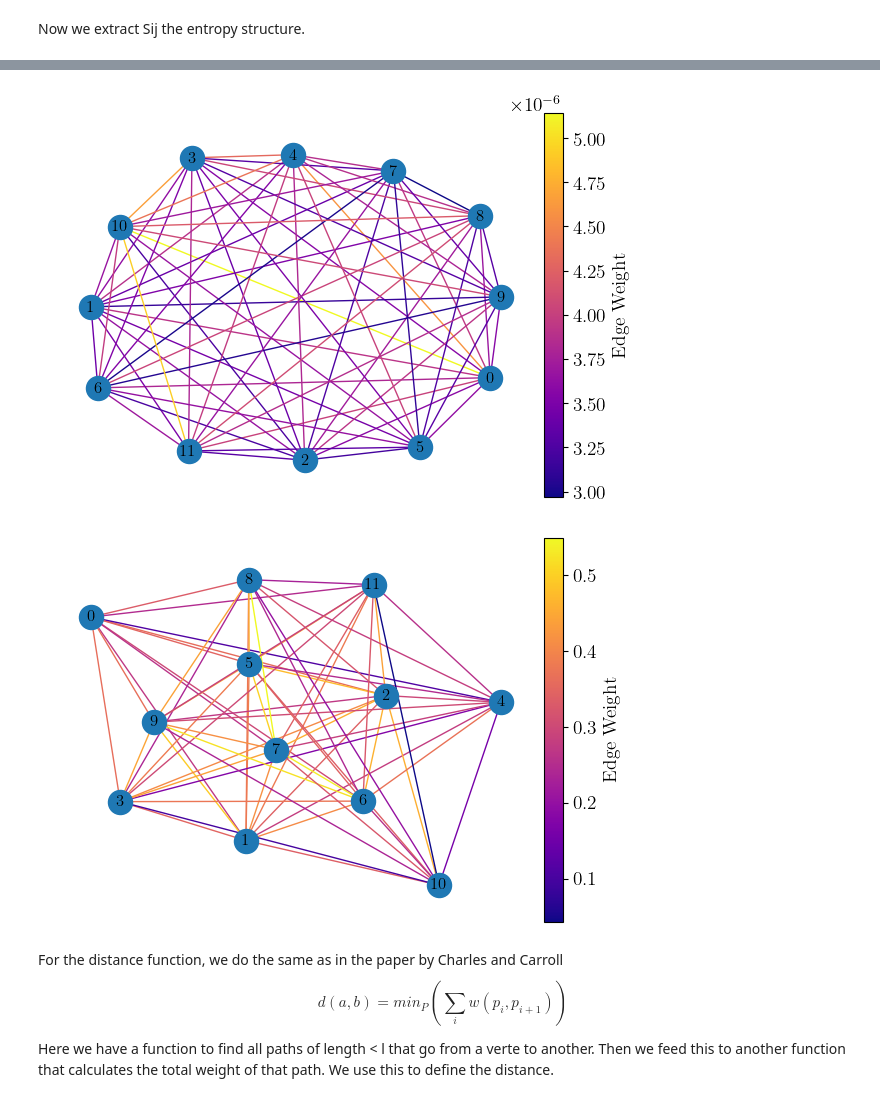
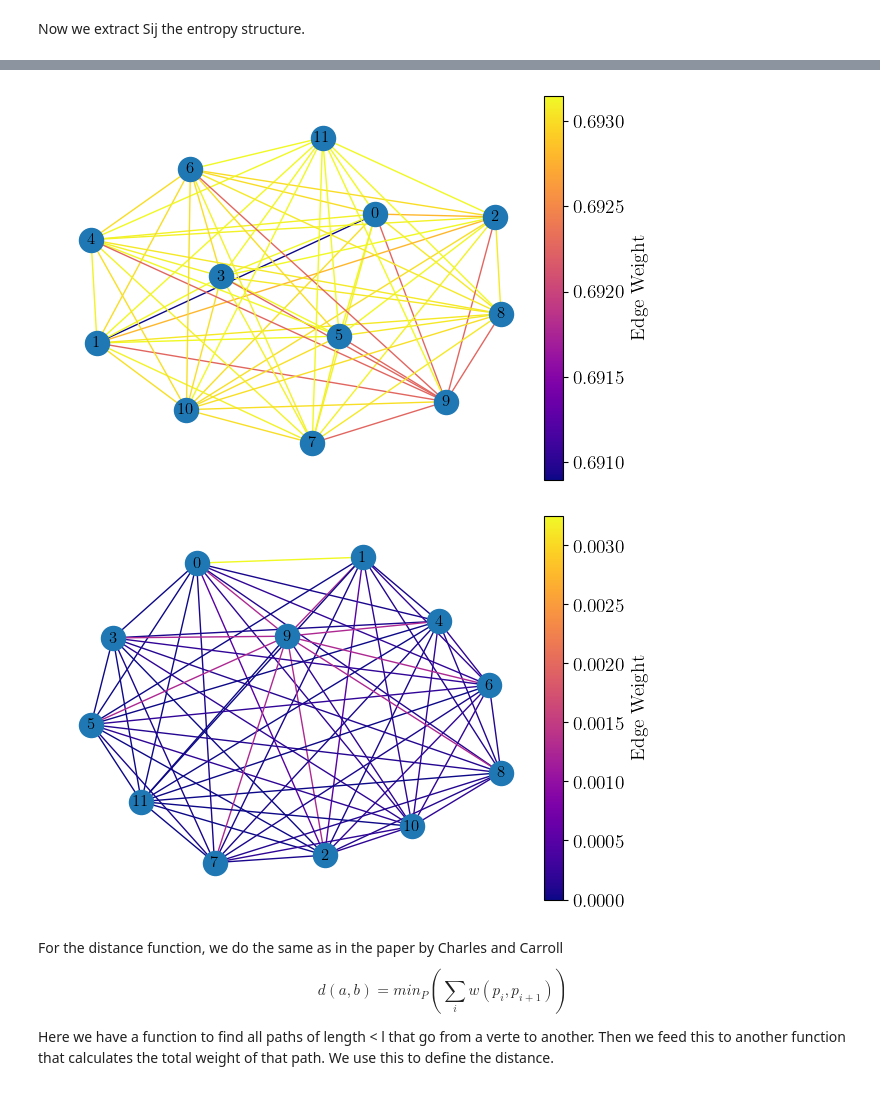
Before and after one commit to MarinAndreGirard/Quantum_emergent_dimension, a Jupyter notebook: MDS_2.ipynb, the cells around one changed output, grey strips where cells are left out. Cells and saved outputs as stored; diff of their text form; code cells hidden in the pictures.

Commit message:
entropy strucutre MDS done. in testing.

```diff
--- a/MDS_2.ipynb
+++ b/MDS_2.ipynb
@@ -99,7 +99,7 @@ def H_from_couplings(N, k):
 Getting the Hamiltonian from the couplings.
 # %%
 N=12
-k=0 #k takes any value from 0 to 199
+k=100 #k takes any value from 0 to 199
 H = H_from_couplings(N, k)
 
 
@@ -253,7 +231,19 @@ print(rho01.shape)
 # %%
-S=np.zeros((N,N))
-for i in range(N):
-    for j in range(i+1,N):
-        #To compute the entropy between subsystem i and subsystem j I need to construct their respective density matrices. I need to partial trace everything but i and j. how do I do that?
-        S[i][j]=
-        S[j][i]=S[i][j]
+def get_S_matrix(N,state):
+    S=np.zeros((N,N))
+    N=12
+    for i in range(N):
+        for j in range(i+1,N):
+            #To compute the entropy between subsystem i and subsystem j I need to construct their respective density matrices. I need to partial trace everything but i and j. how do I do that?
+            rho=partial_ij(state, i, j, N)
+            S[i][j]=VN_entrop(rho)
+            S[j][i]=S[i][j]
+            print(f"done for {i},{j}")
+    return S
+
+S = get_S_matrix(12,state)
+
+plt.imshow(S, cmap='hot', interpolation='nearest')
+plt.title("Heat map of S")
+plt.colorbar()
+plt.show()
@@ -269,37 +280,37 @@ def define_graph(Jab):
 
     # Create figure and axes
     fig, ax = plt.subplots()
 
     # Draw the graph with edge colors based on weight
     nx.draw(G, with_labels=True, edge_cmap=cmap, edge_color=edge_colors, edge_vmin=min(edge_colors), edge_vmax=max(edge_colors), ax=ax)
 
     # Create colorbar
     sm = plt.cm.ScalarMappable(cmap=cmap, norm=plt.Normalize(vmin=min(edge_colors), vmax=max(edge_colors)))
     sm.set_array([])
     cbar_ax = fig.add_axes([0.9, 0.1, 0.03, 0.8])
     fig.colorbar(sm, cax=cbar_ax, label='Edge Weight')
     plt.show()
 
 
-define_graph(Jab)
+define_graph(S)
 
 def re_weighing(Jab):
     #Define the matrix w which has weights such that closer points have lower weight.
     N=Jab.shape[0]
     J_0=np.max(Jab)
     Jab=Jab/J_0
     w=np.zeros((N,N))
     for i in range(0,N):
         for j in range(i+1,N):
             #w[i,j]=1/((Jab[i,j]+1e-6))^2
             w[i,j]=-np.log(Jab[i,j])
             w[j,i]=w[i,j]
     return w
-w=re_weighing(Jab)
+w=re_weighing(S)
 define_graph(w)
 # %% [output]
-[figure, old version]
+[figure, new version]
-[figure, old version]
+[figure, new version]
 # %% [markdown]
 For the distance function, we do the same as in the paper by Charles and Carroll $$d(a,b)=min_P(\sum_{i} w(p_i,p_{i+1}))$$
 
```
Also changed, not shown: parts of 25 cells of this notebook, 2 other files.
